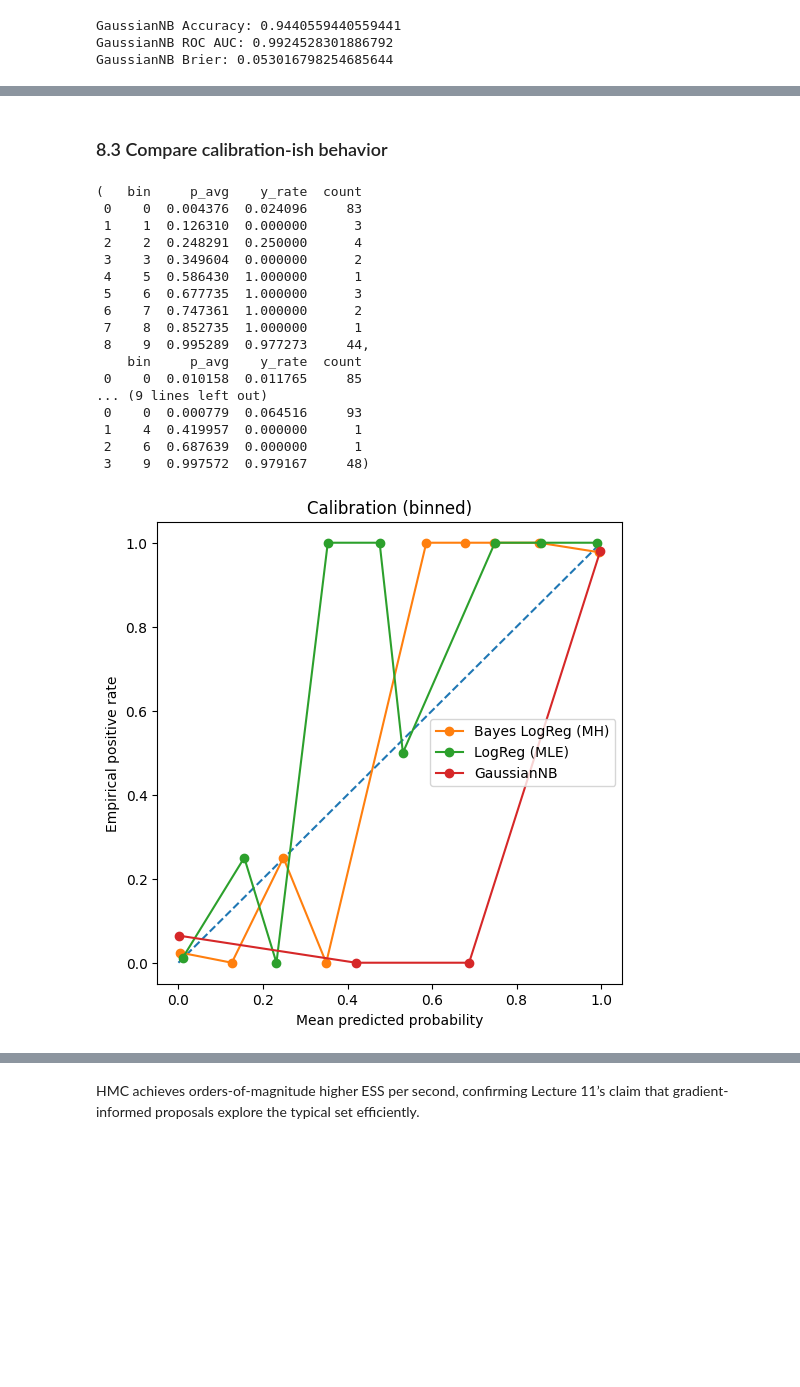
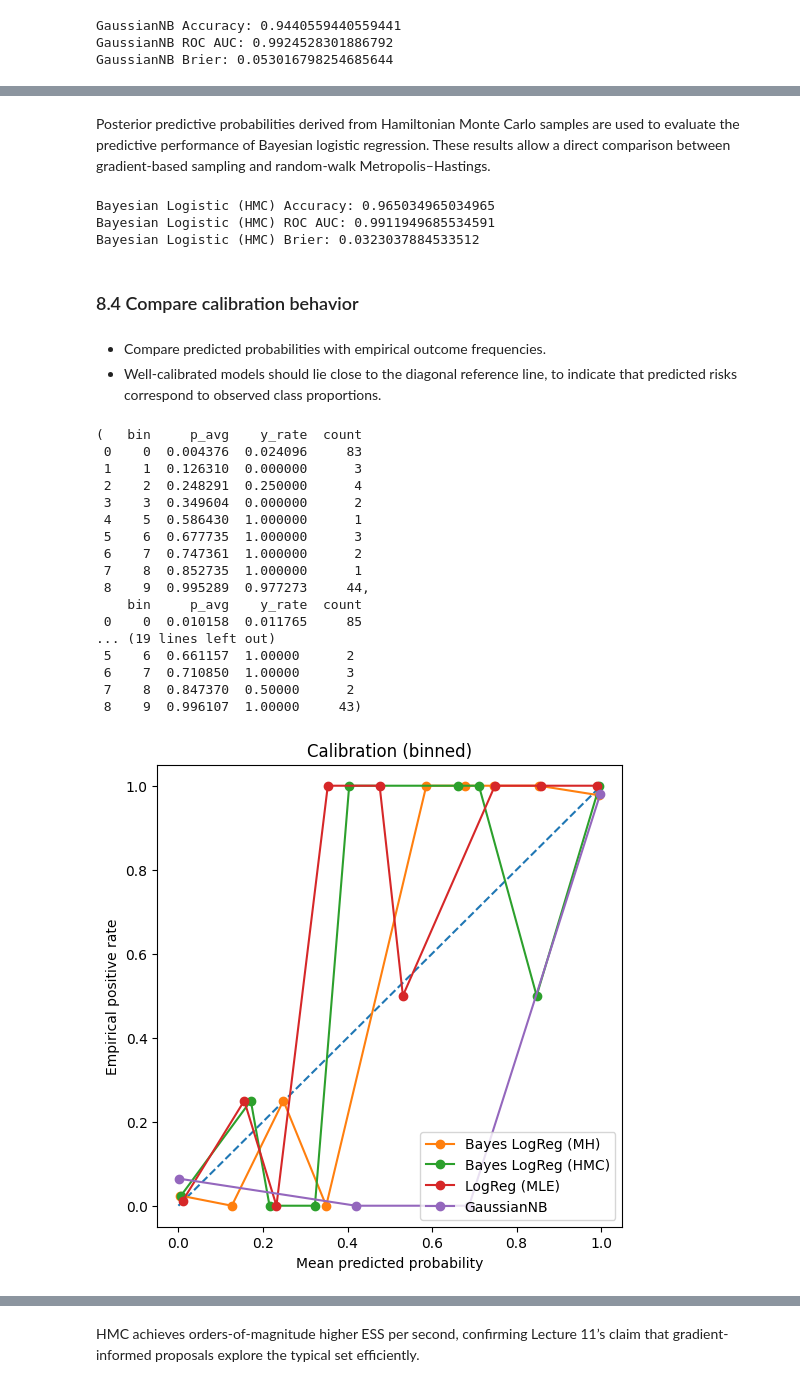
Before and after one commit to AnanyaaPal/bayesian-classification-with-mcmc, a Jupyter notebook: implementation.ipynb, the cells around one changed output, grey strips where cells are left out. Cells and saved outputs as stored; diff of their text form; code cells hidden in the pictures; blank space fills up the shorter version.

```diff
--- a/implementation.ipynb
+++ b/implementation.ipynb
@@ -110,7 +117,7 @@ for c in sample_feats:
     plt.figure()
     plt.hist(df_b[c], bins=30, alpha=0.6, label="Benign (B)")
     plt.hist(df_m[c], bins=30, alpha=0.6, label="Malignant (M)")
-    plt.title(f"Distribution: {c}")
+    #plt.title(f"Distribution: {c}")
     plt.legend()
     plt.show()
 # %% [output]
@@ -228,6 +250,9 @@ def metropolis_hastings(
 # %%
 n_chains = 4
 chains = []
+
+start = time.perf_counter()
+
 for c in range(n_chains):
     out = metropolis_hastings(
         X_train_i, y_train,
@@ -240,6 +265,10 @@ for c in range(n_chains):
     )
     chains.append(out)
     print(f"Chain {c}: draws={out.draws.shape}, acc={out.acceptance_rate:.3f}, final step={out.step_size:.4f}")
+
+mh_time = time.perf_counter() - start
+
+print(f"\nRW–MH total runtime: {mh_time:.2f} seconds")
 # %% [output]
 Chain 0: draws=(10000, 31), acc=0.165, final step=0.5910
 Chain 1: draws=(10000, 31), acc=0.162, final step=0.5910
@@ -565,5 +813,31 @@ GaussianNB Brier: 0.053016798254685644
+# %% [markdown]
+Posterior predictive probabilities derived from Hamiltonian Monte Carlo samples are used
+to evaluate the predictive performance of Bayesian logistic regression. These results
+allow a direct comparison between gradient-based sampling and random-walk Metropolis–Hastings.
+# %%
+# posterior predictive probabilities from HMC
+p_draws_hmc = sigmoid(X_test_i @ hmc_all.T)
+
+p_mean_hmc = p_draws_hmc.mean(axis=1)
+y_pred_hmc = (p_mean_hmc >= 0.5).astype(int)
+
+acc_hmc = accuracy_score(y_test, y_pred_hmc)
+auc_hmc = roc_auc_score(y_test, p_mean_hmc)
+brier_hmc = brier_score_loss(y_test, p_mean_hmc)
+
+print("Bayesian Logistic (HMC) Accuracy:", acc_hmc)
+print("Bayesian Logistic (HMC) ROC AUC:", auc_hmc)
+print("Bayesian Logistic (HMC) Brier:", brier_hmc)
+# %% [output]
+Bayesian Logistic (HMC) Accuracy: 0.965034965034965
+Bayesian Logistic (HMC) ROC AUC: 0.9911949685534591
+Bayesian Logistic (HMC) Brier: 0.0323037884533512
 # %% [markdown]
-### 8.3 Compare calibration-ish behavior
+### 8.4 Compare calibration behavior
+# %% [markdown]
+- Compare predicted probabilities with empirical outcome frequencies.
+- Well-calibrated models should lie close to the diagonal reference line, to indicate that
+predicted risks correspond to observed class proportions.
 # %%
 def calibration_bins(y_true, p, n_bins=10):
     bins = np.linspace(0, 1, n_bins+1)
@@ -586,8 +860,10 @@ def calibration_bins(y_true, p, n_bins=10):
 cal_mh = calibration_bins(y_test, p_mean, n_bins=10)
 cal_lr = calibration_bins(y_test, p_lr, n_bins=10)
 cal_nb = calibration_bins(y_test, p_nb, n_bins=10)
+cal_hmc = calibration_bins(y_test, p_mean_hmc, n_bins=10)
 
-cal_mh, cal_lr, cal_nb
+
+cal_mh, cal_lr, cal_nb, cal_hmc
 # %% [output]
 (   bin     p_avg    y_rate  count
  0    0  0.004376  0.024096     83
@@ -601,21 +877,24 @@ cal_mh, cal_lr, cal_nb
  8    9  0.995289  0.977273     44,
     bin     p_avg    y_rate  count
  0    0  0.010158  0.011765     85
-... (9 lines left out)
- 0    0  0.000779  0.064516     93
- 1    4  0.419957  0.000000      1
- 2    6  0.687639  0.000000      1
- 3    9  0.997572  0.979167     48)
+... (19 lines left out)
+ 5    6  0.661157  1.00000      2
+ 6    7  0.710850  1.00000      3
+ 7    8  0.847370  0.50000      2
+ 8    9  0.996107  1.00000     43)
 # %%
 plt.figure(figsize=(6,6))
 plt.plot([0,1],[0,1], linestyle="--")
+
 plt.plot(cal_mh["p_avg"], cal_mh["y_rate"], marker="o", label="Bayes LogReg (MH)")
+plt.plot(cal_hmc["p_avg"], cal_hmc["y_rate"], marker="o", label="Bayes LogReg (HMC)")   # ⭐ add this
 plt.plot(cal_lr["p_avg"], cal_lr["y_rate"], marker="o", label="LogReg (MLE)")
 plt.plot(cal_nb["p_avg"], cal_nb["y_rate"], marker="o", label="GaussianNB")
+
 plt.title("Calibration (binned)")
 plt.xlabel("Mean predicted probability")
 plt.ylabel("Empirical positive rate")
 plt.legend()
 plt.show()
 # %% [output]
-[figure, old version]
+[figure, new version]
```
Also changed, not shown: parts of 125 cells of this notebook.
